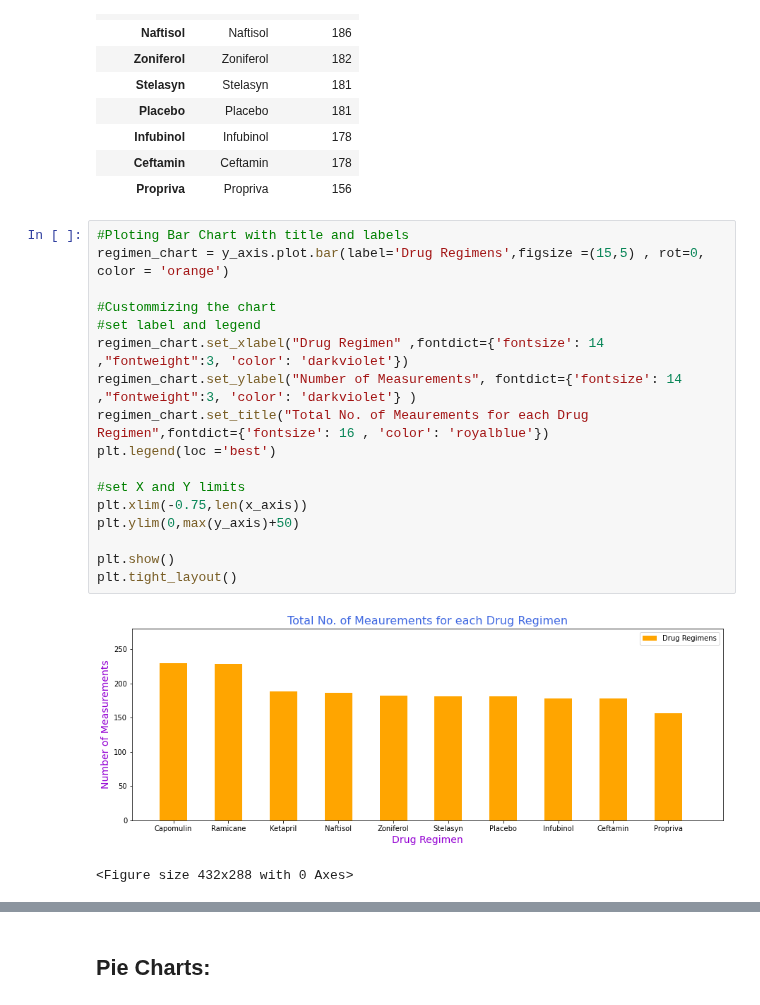
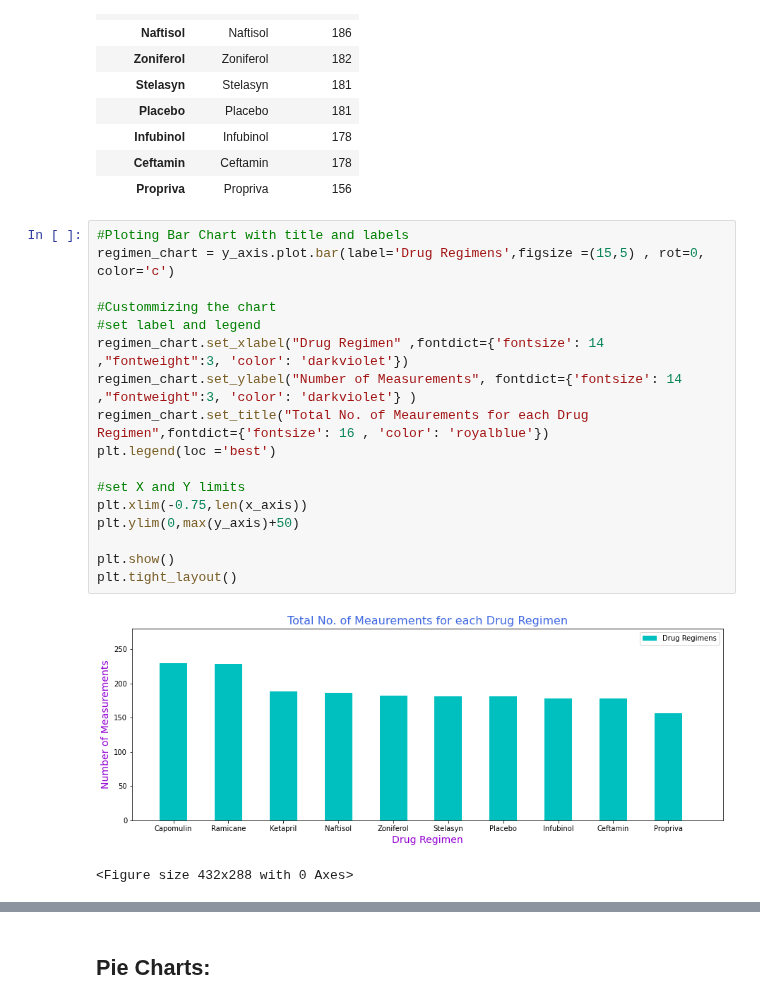
Before and after one commit to divya-gh/Matplotlib-Challenge, a Jupyter notebook: Pymaceuticals/pymaceuticals_starter.ipynb, the cells around one changed output, grey strips where cells are left out. Drawn from its saved outputs; the diff is of its cells as text.

```diff
--- a/Pymaceuticals/pymaceuticals_starter.ipynb
+++ b/Pymaceuticals/pymaceuticals_starter.ipynb
@@ -273,23 +273,23 @@ barplot_df
 | Propriva | Propriva | 156 |
 # %%
 #Ploting Bar Chart with title and labels
-regimen_chart = y_axis.plot.bar(label='Drug Regimens',figsize =(15,5) , rot=0,  color = 'orange')
+regimen_chart = y_axis.plot.bar(label='Drug Regimens',figsize =(15,5) , rot=0,  color='c')
 
 #Custommizing the chart
 #set label and legend
 regimen_chart.set_xlabel("Drug Regimen" ,fontdict={'fontsize': 14 ,"fontweight":3, 'color': 'darkviolet'})
 regimen_chart.set_ylabel("Number of Measurements", fontdict={'fontsize': 14 ,"fontweight":3, 'color': 'darkviolet'} )
 regimen_chart.set_title("Total No. of Meaurements for each Drug Regimen",fontdict={'fontsize': 16 , 'color': 'royalblue'})
 plt.legend(loc ='best')
 
 #set X and Y limits
 plt.xlim(-0.75,len(x_axis))
 plt.ylim(0,max(y_axis)+50)
 
 plt.show()
 plt.tight_layout()
 # %% [output]
-[figure, old version]
+[figure, new version]
 <Figure size 432x288 with 0 Axes>
 # %%
 # Generate a bar plot showing the total number of measurements taken on each drug regimen using pyplot.
```
Also changed, not shown: parts of 2 cells of this notebook.
